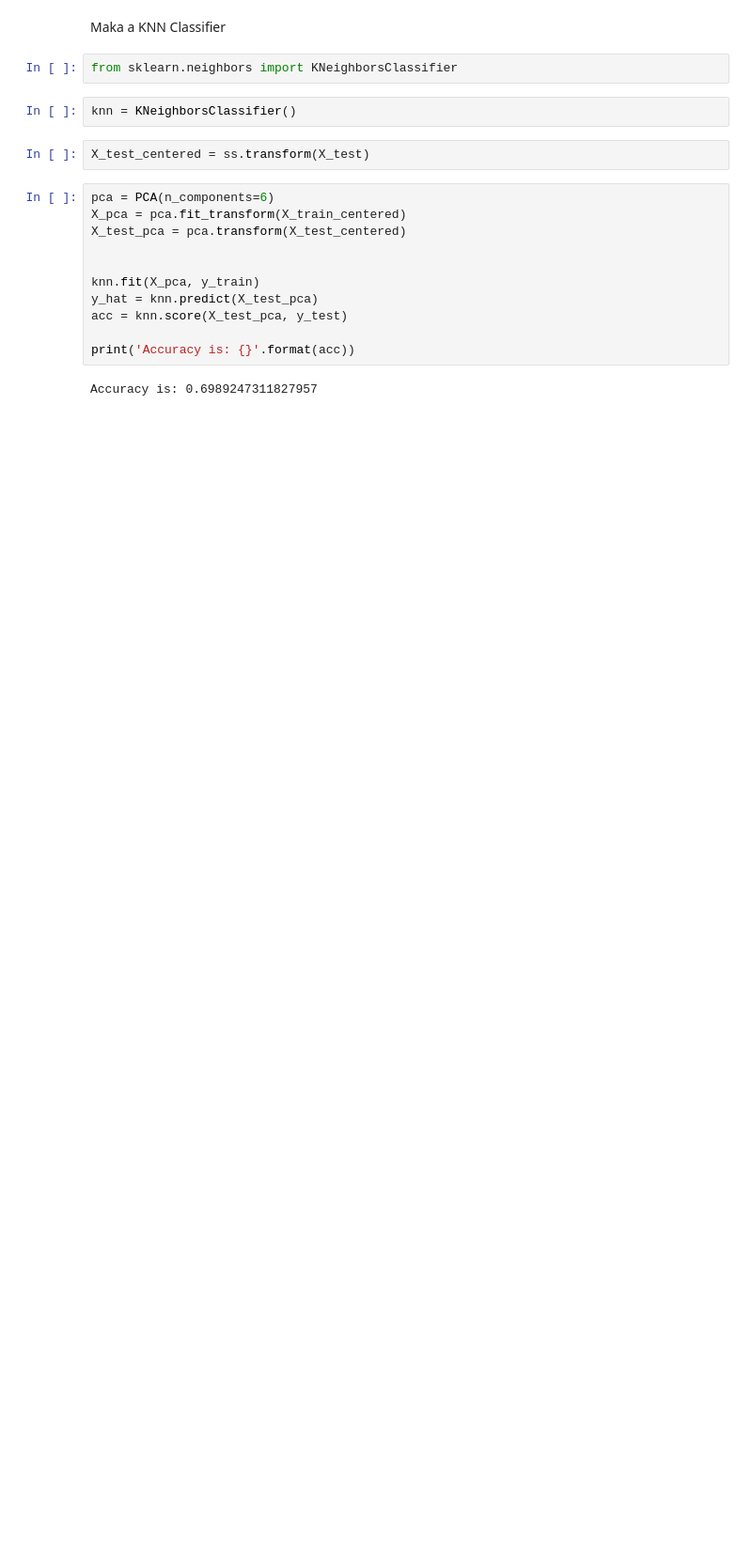
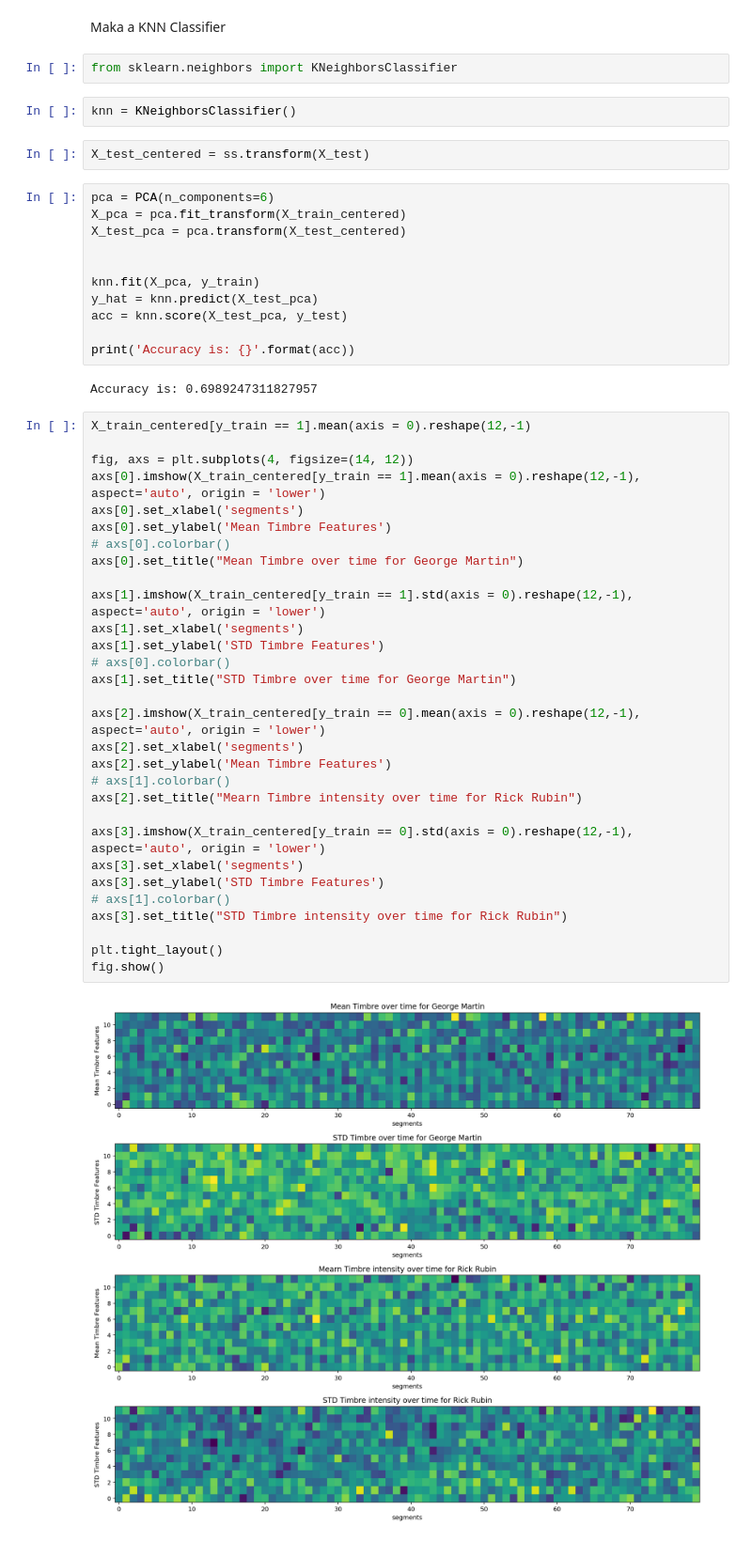
Before and after one commit to mhfisch/production-value, a Jupyter notebook: first_model.ipynb, the cells around one changed output. Shown at 94% size. Saved outputs shown, nothing was run; the diff lists cells and outputs as text; blank space fills up the shorter version.

Commit message:
added graphs

```diff
--- a/first_model.ipynb
+++ b/first_model.ipynb
@@ -296,3 +296,35 @@ acc = knn.score(X_test_pca, y_test)
 print('Accuracy is: {}'.format(acc))
 # %% [output]
 Accuracy is: 0.6989247311827957
+# %%
+X_train_centered[y_train == 1].mean(axis = 0).reshape(12,-1)
+
+fig, axs = plt.subplots(4, figsize=(14, 12))
+axs[0].imshow(X_train_centered[y_train == 1].mean(axis = 0).reshape(12,-1), aspect='auto', origin = 'lower')
+axs[0].set_xlabel('segments')
+axs[0].set_ylabel('Mean Timbre Features')
+# axs[0].colorbar()
+axs[0].set_title("Mean Timbre over time for George Martin")
+
+axs[1].imshow(X_train_centered[y_train == 1].std(axis = 0).reshape(12,-1), aspect='auto', origin = 'lower')
+axs[1].set_xlabel('segments')
+axs[1].set_ylabel('STD Timbre Features')
+# axs[0].colorbar()
+axs[1].set_title("STD Timbre over time for George Martin")
+
+axs[2].imshow(X_train_centered[y_train == 0].mean(axis = 0).reshape(12,-1), aspect='auto', origin = 'lower')
+axs[2].set_xlabel('segments')
+axs[2].set_ylabel('Mean Timbre Features')
+# axs[1].colorbar()
+axs[2].set_title("Mearn Timbre intensity over time for Rick Rubin")
+
+axs[3].imshow(X_train_centered[y_train == 0].std(axis = 0).reshape(12,-1), aspect='auto', origin = 'lower')
+axs[3].set_xlabel('segments')
+axs[3].set_ylabel('STD Timbre Features')
+# axs[1].colorbar()
+axs[3].set_title("STD Timbre intensity over time for Rick Rubin")
+
+plt.tight_layout()
+fig.show()
+# %% [output]
+[figure, added]
```
